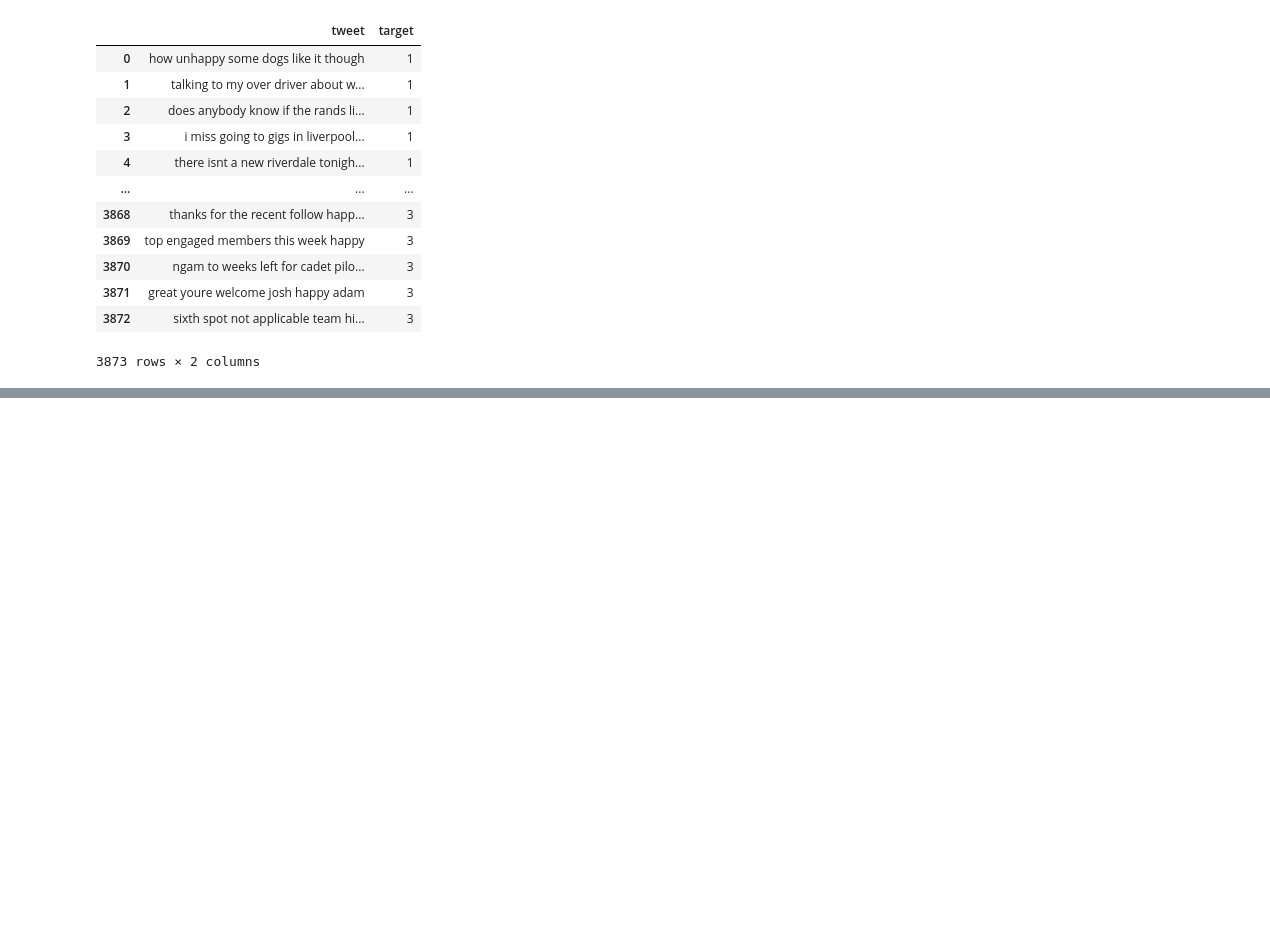
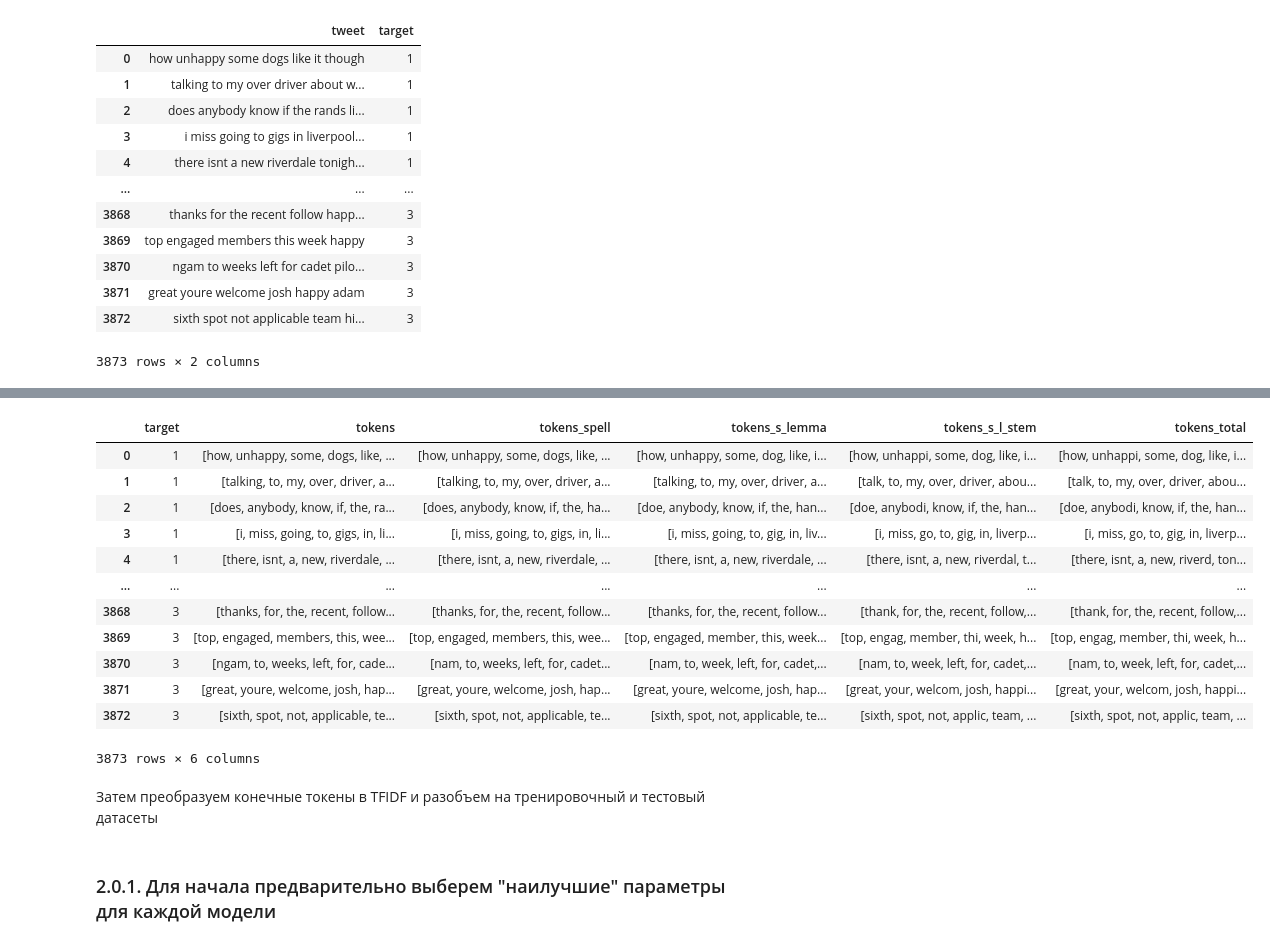
Before and after one commit to KolyaDavydov/DS_01_Twits, a Jupyter notebook: src/ds_01.ipynb, the cells around one changed output, grey strips where cells are left out. Saved outputs shown, nothing was run; the diff lists cells and outputs as text; code cells hidden in the pictures; blank space fills up the shorter version.

```diff
--- a/src/ds_01.ipynb
+++ b/src/ds_01.ipynb
@@ -105,0 +145,5 @@ df
+# %%
+tokenizer = RegexpTokenizer(r'\w+')
+
+df['tokens'] = df['tweet'].apply(tokenizer.tokenize)
+df.head()
@@ -105,0 +254,20 @@ df
+# %%
+def lemming(df, tokens_column_name):
+    """
+    Применяет лематизацию к токенам
+    :param df: датафрейм
+    :param tokens_column_name:  название столбца к которому нужно применить лематизацию
+    :return: столбец с привденными леммами
+    """
+    lemmatizer = WordNetLemmatizer()
+    return df[tokens_column_name].apply(lambda x: [lemmatizer.lemmatize(word) for word in x])
+# %%
+def stemming(df, tokens_column_name):
+    """
+    Применяет стемминг к токенам
+    :param df: датафрейм
+    :param tokens_column_name:  название столбца к которому нужно применить стемминг
+    :return: столбец с привденными формами слов
+    """
+    stemmer = PorterStemmer()
+    return df[tokens_column_name].apply(lambda x: [stemmer.stem(word) for word in x])
@@ -105,0 +284,10 @@ df
+# %%
+def misspelling(df, tokens_column_name):
+    """
+    Исправляет орфографические ошибки в словах
+    :param df: датафрейм
+    :param tokens_column_name:  название столбца в котором нужно исправить орфографические ошибки
+    :return: столбец с исправлеными токенами
+    """
+    speller = Speller(lang="en")
+    return df[tokens_column_name].apply(lambda words: [speller(word) for word in words])
@@ -105,0 +323,25 @@ df
+# %%
+# сначала попробуем выбрать лучшие параметры получные для тренировочной выборки с использованием GridSearch
+df_temp = df.copy()
+df_temp.drop('tweet', axis=1, inplace=True)
+df_temp['tokens_spell'] = misspelling(df_temp, 'tokens') # сначал справим ошибки в словах
+df_temp['tokens_s_lemma'] = lemming(df_temp, 'tokens_spell') # потом применим лематизацию
+df_temp['tokens_s_l_stem'] = stemming(df_temp, 'tokens_s_lemma') # потом стемминг
+df_temp['tokens_total'] = stemming(df_temp, 'tokens_s_l_stem') # и затем удалим стоп-слова
+df_temp
+# %% [output]
+|  | target | tokens | tokens_spell | tokens_s_lemma | tokens_s_l_stem | tokens_total |
+| 0 | 1 | [how, unhappy, some, dogs, like, ... | [how, unhappy, some, dogs, like, ... | [how, unhappy, some, dog, like, i... | [how, unhappi, some, dog, like, i... | [how, unhappi, some, dog, like, i... |
+| 1 | 1 | [talking, to, my, over, driver, a... | [talking, to, my, over, driver, a... | [talking, to, my, over, driver, a... | [talk, to, my, over, driver, abou... | [talk, to, my, over, driver, abou... |
+| 2 | 1 | [does, anybody, know, if, the, ra... | [does, anybody, know, if, the, ha... | [doe, anybody, know, if, the, han... | [doe, anybodi, know, if, the, han... | [doe, anybodi, know, if, the, han... |
+| 3 | 1 | [i, miss, going, to, gigs, in, li... | [i, miss, going, to, gigs, in, li... | [i, miss, going, to, gig, in, liv... | [i, miss, go, to, gig, in, liverp... | [i, miss, go, to, gig, in, liverp... |
+| 4 | 1 | [there, isnt, a, new, riverdale, ... | [there, isnt, a, new, riverdale, ... | [there, isnt, a, new, riverdale, ... | [there, isnt, a, new, riverdal, t... | [there, isnt, a, new, riverd, ton... |
+| ... | ... | ... | ... | ... | ... | ... |
+| 3868 | 3 | [thanks, for, the, recent, follow... | [thanks, for, the, recent, follow... | [thanks, for, the, recent, follow... | [thank, for, the, recent, follow,... | [thank, for, the, recent, follow,... |
+| 3869 | 3 | [top, engaged, members, this, wee... | [top, engaged, members, this, wee... | [top, engaged, member, this, week... | [top, engag, member, thi, week, h... | [top, engag, member, thi, week, h... |
+| 3870 | 3 | [ngam, to, weeks, left, for, cade... | [nam, to, weeks, left, for, cadet... | [nam, to, week, left, for, cadet,... | [nam, to, week, left, for, cadet,... | [nam, to, week, left, for, cadet,... |
+| 3871 | 3 | [great, youre, welcome, josh, hap... | [great, youre, welcome, josh, hap... | [great, youre, welcome, josh, hap... | [great, your, welcom, josh, happi... | [great, your, welcom, josh, happi... |
+| 3872 | 3 | [sixth, spot, not, applicable, te... | [sixth, spot, not, applicable, te... | [sixth, spot, not, applicable, te... | [sixth, spot, not, applic, team, ... | [sixth, spot, not, applic, team, ... |
+3873 rows × 6 columns
+# %% [markdown]
+Затем преобразуем конечные токены в TFIDF и разобъем на тренировочный и тестовый датасеты
@@ -105,0 +350,2 @@ df
+# %% [markdown]
+### 2.0.1. Для начала предварительно выберем "наилучшие" параметры для каждой модели
```
Also changed, not shown: parts of 29 cells of this notebook.
